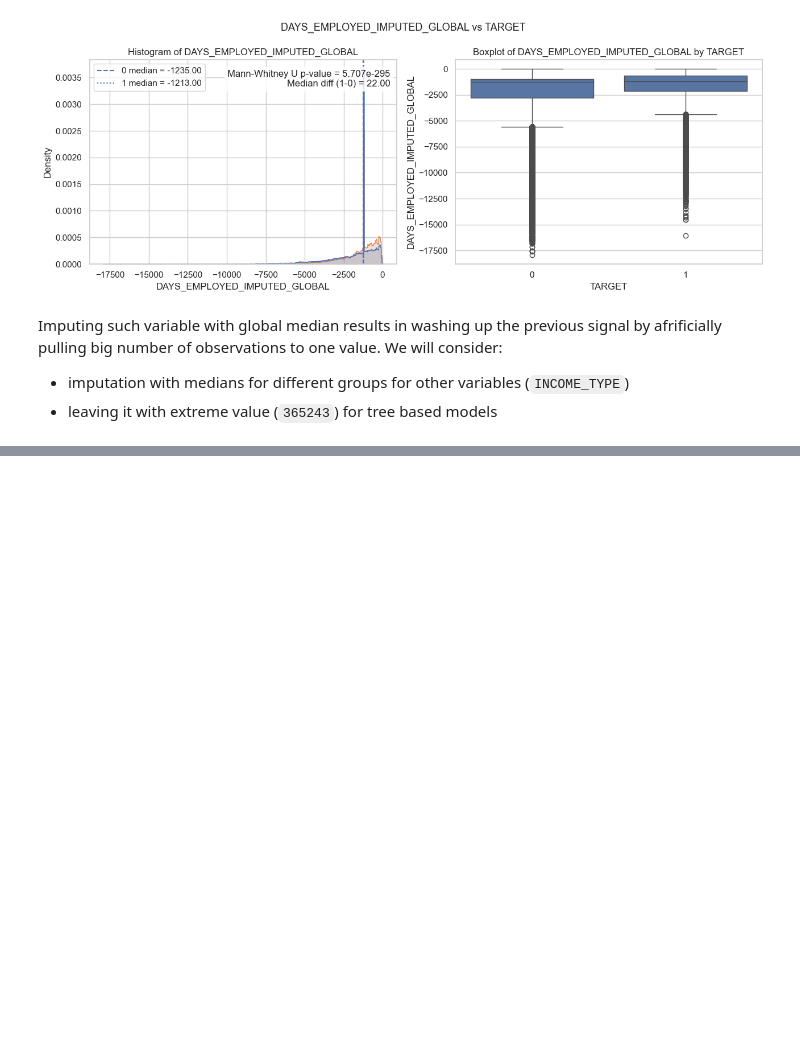
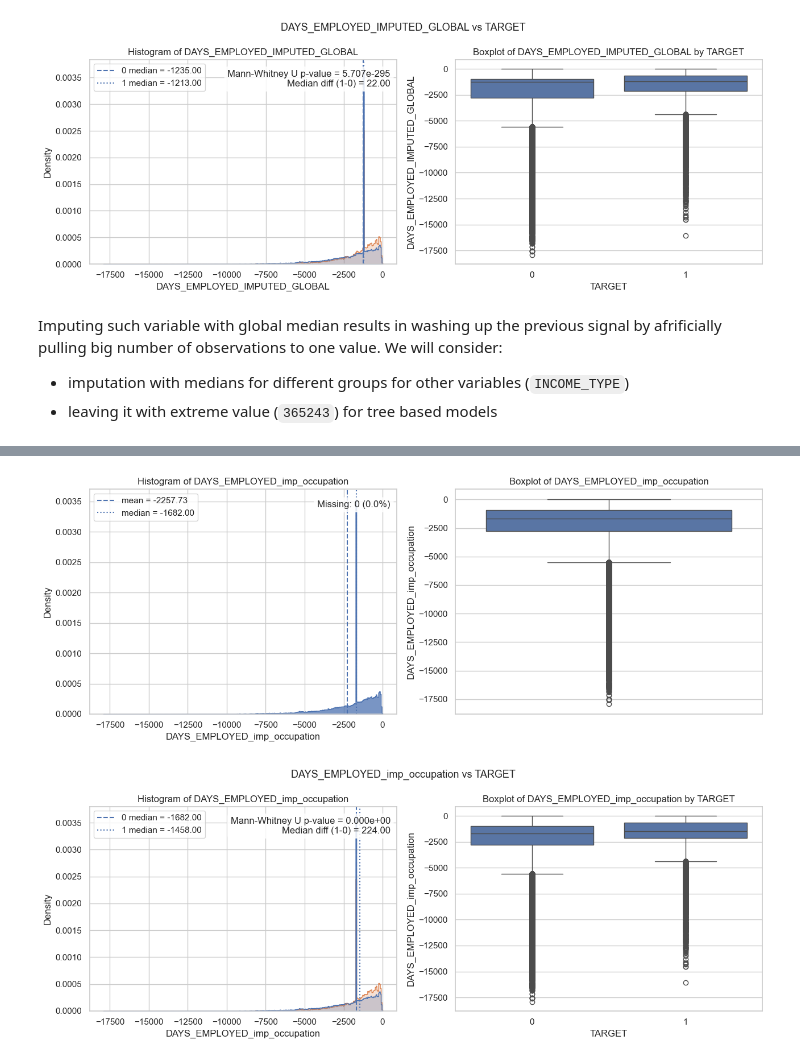
Before and after one commit to alek-ds/home-credit-default-risk-ak, a Jupyter notebook: notebooks/app_univariate_bivariate_app_process.ipynb, the cells around one changed output, grey strips where cells are left out. Cells and saved outputs as stored; diff of their text form; code cells hidden in the pictures; blank space fills up the shorter version.

```diff
--- a/notebooks/app_univariate_bivariate_app_process.ipynb
+++ b/notebooks/app_univariate_bivariate_app_process.ipynb
@@ -211,0 +265,6 @@ We will consider:
+# %%
+plot_quantitative_distribution(df=df_imp, quant_var='DAYS_EMPLOYED_imp_occupation')
+plot_quantitative_vs_binary(df=df_imp, quant_var='DAYS_EMPLOYED_imp_occupation', binary_var='TARGET')
+# %% [output]
+[figure, added]
+[figure, added]
```
Also changed, not shown: parts of 44 cells of this notebook.
